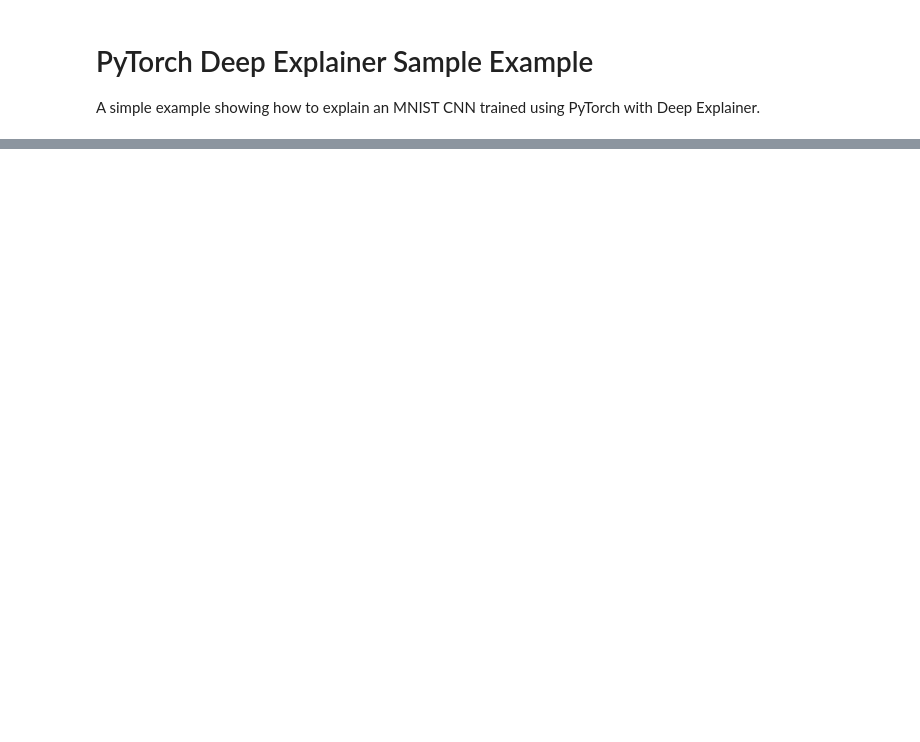
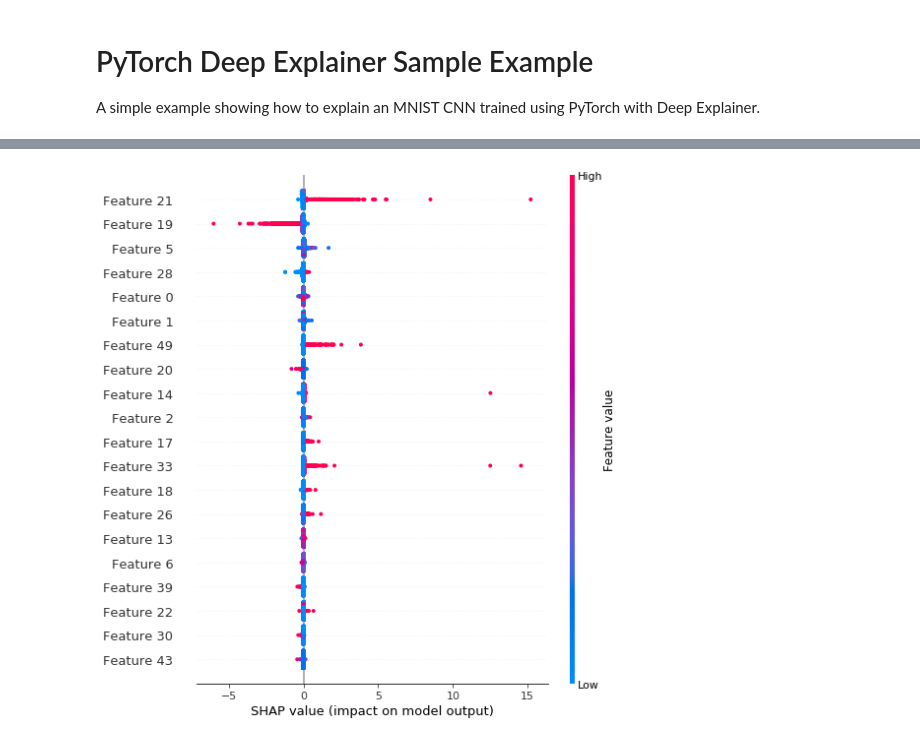
Before and after one commit to akashkm99/Socure-ML-Interpretability, a Jupyter notebook: captum.ipynb, the cells around one changed output, grey strips where cells are left out. Drawn from its saved outputs; the diff is of its cells as text; code cells hidden in the pictures; blank space fills up the shorter version.

```diff
--- a/captum.ipynb
+++ b/captum.ipynb
@@ -70,0 +161,9 @@ RuntimeError: size mismatch, m1: [4314250 x 50], m2: [91 x 45] at /opt/conda/con
+# %%
+e = shap.DeepExplainer(model, background_embed)
+shap_values = e.shap_values(X_test_embed)
+# %%
+shap_attributions = merge_categorical(shap_values)
+# %%
+shap.summary_plot(shap_attributions, X)
+# %% [output]
+[figure, added]
```
Also changed, not shown: parts of 21 cells of this notebook, 2 other files.
